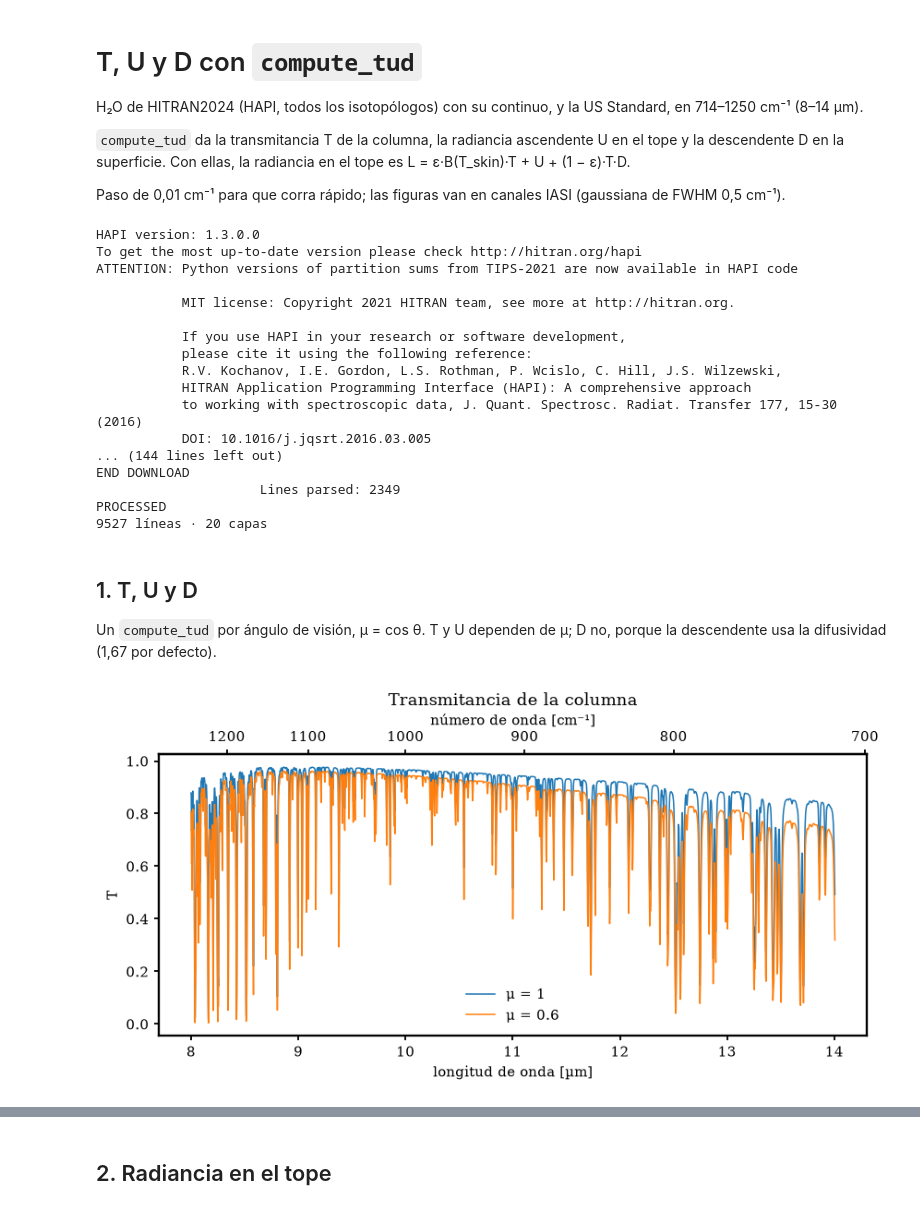
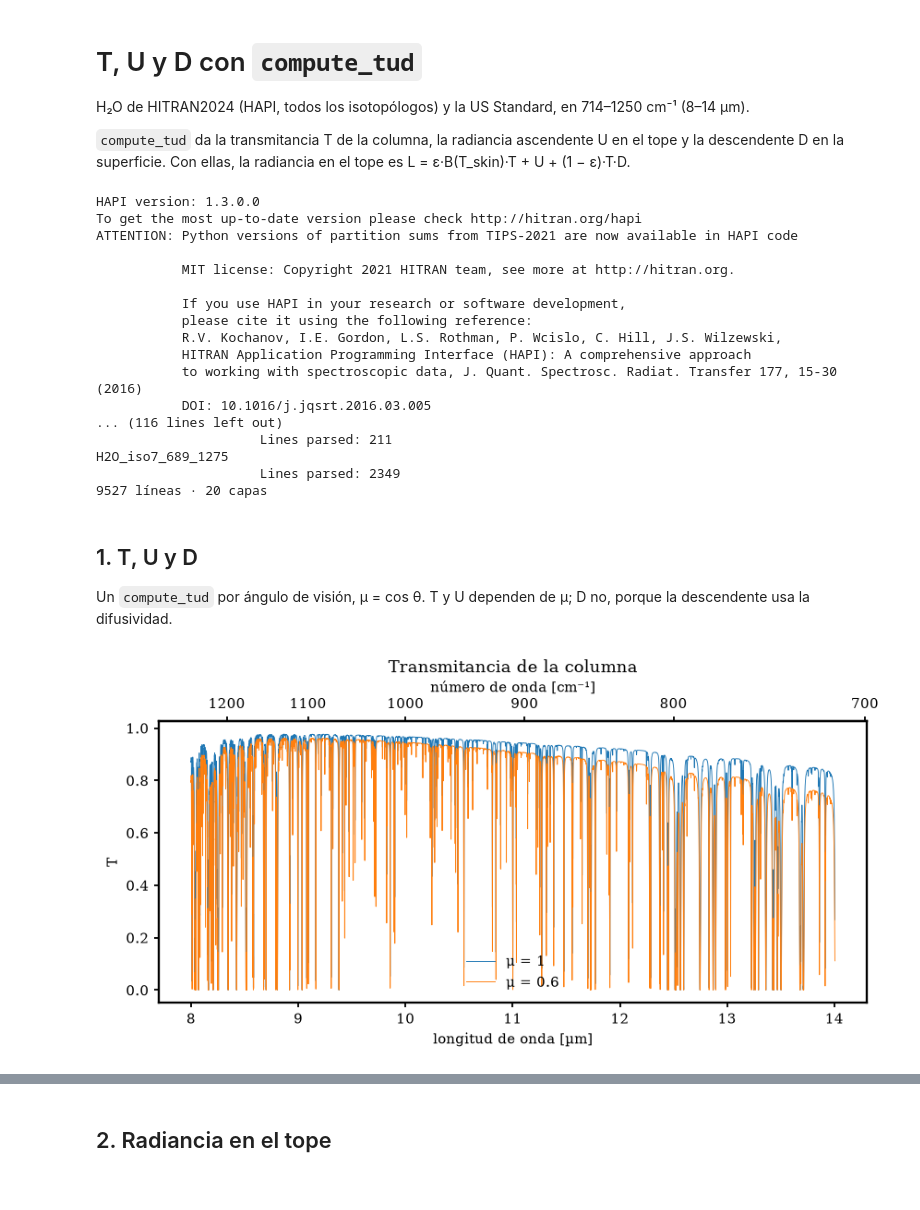
Before and after one commit to OscarMigue9/PyLBLRTM, a Jupyter notebook: notebooks/compute_tud.ipynb, the cells around one changed output, grey strips where cells are left out. Saved outputs shown, nothing was run; the diff lists cells and outputs as text; code cells hidden in the pictures.

Commit message:
compute_tud.ipynb: monochromatic, explicit arguments

```diff
--- a/notebooks/compute_tud.ipynb
+++ b/notebooks/compute_tud.ipynb
@@ -1,21 +1,17 @@
 # %% [markdown]
 # T, U y D con `compute_tud`
 
-H₂O de HITRAN2024 (HAPI, todos los isotopólogos) con su continuo, y la US Standard, en 714–1250 cm⁻¹ (8–14 µm).
+H₂O de HITRAN2024 (HAPI, todos los isotopólogos) y la US Standard, en 714–1250 cm⁻¹ (8–14 µm).
 
 `compute_tud` da la transmitancia T de la columna, la radiancia ascendente U en el tope y la descendente D en la
 superficie. Con ellas, la radiancia en el tope es L = ε·B(T_skin)·T + U + (1 − ε)·T·D.
-
-Paso de 0,01 cm⁻¹ para que corra rápido; las figuras van en canales IASI (gaussiana de FWHM 0,5 cm⁻¹).
 # %%
 import matplotlib.pyplot as plt
 import numpy as np
-from scipy.signal import fftconvolve
 
 from pylblrtm import compute_tud, from_hapi, planck, us_standard_atmosphere
 
-NU_MIN, NU_MAX, PASO = 714.0, 1250.0, 0.01
-KW = dict(step_cm1=PASO, voigt="humlicek", n_jobs=-1, h2o_continuum=True)
+NU_MIN, NU_MAX = 714.0, 1250.0
 
 sd = from_hapi("H2O", NU_MIN - 25, NU_MAX + 25, iso_id="all")
 perfil = us_standard_atmosphere(gases=["H2O"])
@@ -33,10 +29,10 @@ ATTENTION: Python versions of partition sums from TIPS-2021 are now available in
            HITRAN Application Programming Interface (HAPI): A comprehensive approach
            to working with spectroscopic data, J. Quant. Spectrosc. Radiat. Transfer 177, 15-30 (2016)
            DOI: 10.1016/j.jqsrt.2016.03.005
-... (144 lines left out)
-END DOWNLOAD
+... (116 lines left out)
+                     Lines parsed: 211
+H2O_iso7_689_1275
                      Lines parsed: 2349
-PROCESSED
 9527 líneas · 20 capas
 # %%
 plt.rcParams.update({"font.family": "serif", "axes.linewidth": 1.5, "xtick.major.width": 1.2,
@@ -81,19 +69,29 @@ def ejes(titulo, ylabel):
 ## 1. T, U y D
 
 Un `compute_tud` por ángulo de visión, μ = cos θ. T y U dependen de μ; D no, porque la descendente usa la
-difusividad (1,67 por defecto).
+difusividad.
 # %%
-tud = {mu: compute_tud(sd, perfil, NU_MIN, NU_MAX, mu_view=mu, **KW) for mu in (1.0, 0.6)}
+tud = {}
+for mu in (1.0, 0.6):
+    tud[mu] = compute_tud(
+        sd, perfil, NU_MIN, NU_MAX,
+        mu_view=mu,             # coseno del ángulo de visión
+        diffusivity=1.67,       # factor de difusividad de D (por defecto)
+        layer_planck="layer",   # B de cada capa (por defecto; ver sección 3)
+        step_cm1=0.01,          # paso de la rejilla [cm⁻¹]
+        voigt="humlicek",       # forma de línea rápida ("wofz" es la exacta, más lenta)
+        n_jobs=-1,              # todos los núcleos
+        h2o_continuum=True,     # suma el continuo de H₂O
+    )
 nu, T1, U1, D1 = tud[1.0]
-nu_c = nu[::int(round(0.25 / PASO))]
 
 fig, ax = ejes("Transmitancia de la columna", "T")
 for mu, (_, T, U, D) in tud.items():
-    ax.plot(1e4 / nu_c, iasi(T), lw=1, label=f"μ = {mu:g}")
+    ax.plot(1e4 / nu, T, lw=0.6, label=f"μ = {mu:g}")
 ax.legend(frameon=False)
 plt.show()
 # %% [output]
-[figure, old version]
+[figure, new version]
 # %%
 fig, ax = ejes("Radiancias de la atmósfera", "radiancia [mW/(m² sr cm⁻¹)]")
 for mu, (_, T, U, D) in tud.items():
```
Also changed, not shown: parts of 4 cells of this notebook.
